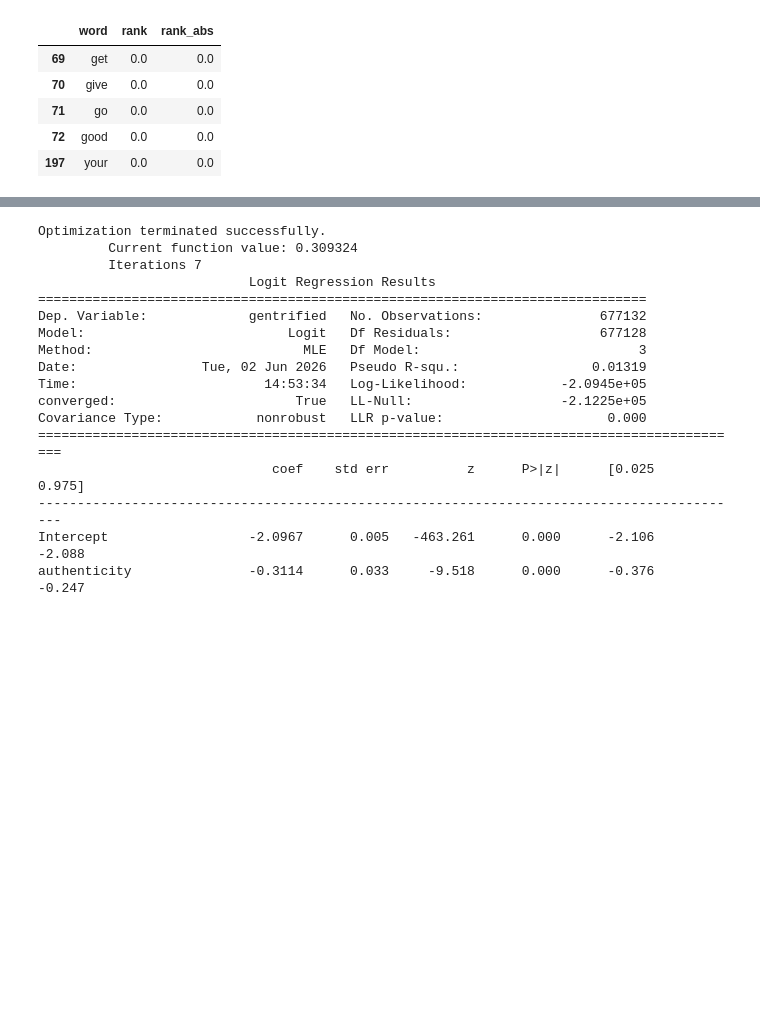
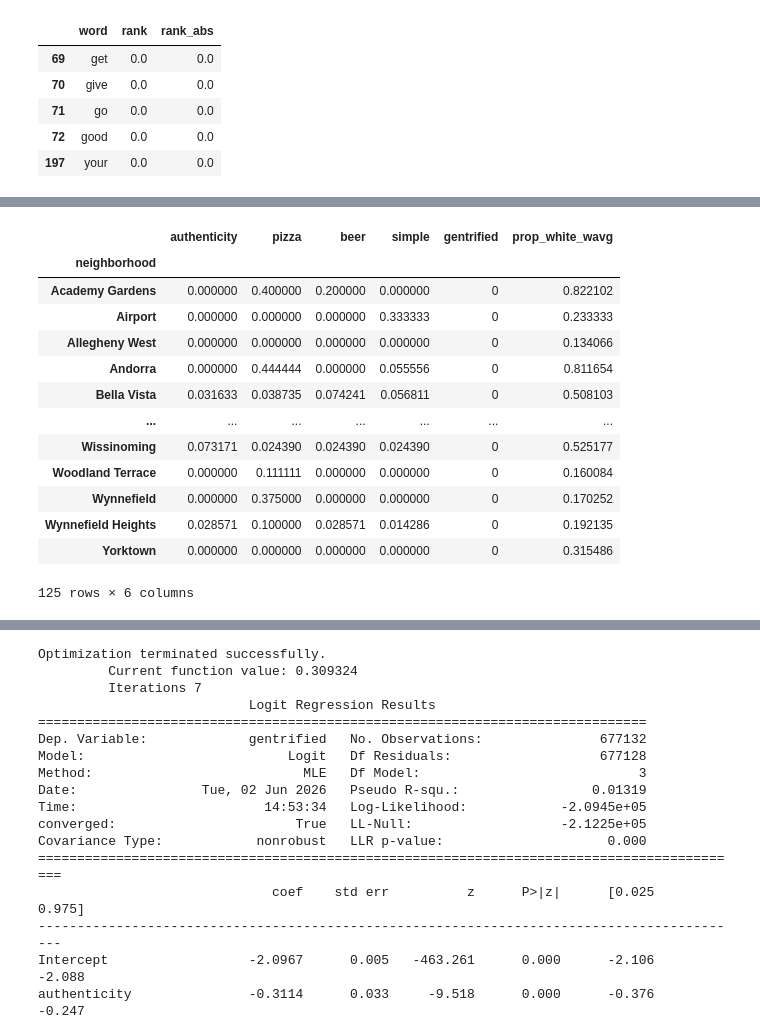
Before and after one commit to glow-27/COGS_209_proj, a Jupyter notebook: beer_textprocessing.ipynb, the cells around one changed output, grey strips where cells are left out. Drawn from its saved outputs; the diff is of its cells as text; code cells hidden in the pictures; blank space fills up the shorter version.

```diff
--- a/beer_textprocessing.ipynb
+++ b/beer_textprocessing.ipynb
@@ -241 +266,27 @@ Index(['business_id', 'name', 'address', 'city', 'state', 'postal_code_x',
       dtype='object')
+# %%
+neigh_agg = dat.groupby('neighborhood').agg(
+    authenticity = ('authenticity', 'mean'),
+    pizza = ('pizza', 'mean'),
+    beer = ('beer', 'mean'),
+    simple = ('simple', 'mean'),
+    gentrified = ('gentrified', 'first'),
+    prop_white_wavg = ('prop_white_wavg', 'first')
+
+)
+neigh_agg
+# %% [output]
+|  | authenticity | pizza | beer | simple | gentrified | prop_white_wavg |
+| neighborhood |  |  |  |  |  |  |
+| Academy Gardens | 0.000000 | 0.400000 | 0.200000 | 0.000000 | 0 | 0.822102 |
+| Airport | 0.000000 | 0.000000 | 0.000000 | 0.333333 | 0 | 0.233333 |
+| Allegheny West | 0.000000 | 0.000000 | 0.000000 | 0.000000 | 0 | 0.134066 |
+| Andorra | 0.000000 | 0.444444 | 0.000000 | 0.055556 | 0 | 0.811654 |
+| Bella Vista | 0.031633 | 0.038735 | 0.074241 | 0.056811 | 0 | 0.508103 |
+| ... | ... | ... | ... | ... | ... | ... |
+| Wissinoming | 0.073171 | 0.024390 | 0.024390 | 0.024390 | 0 | 0.525177 |
+| Woodland Terrace | 0.000000 | 0.111111 | 0.000000 | 0.000000 | 0 | 0.160084 |
+| Wynnefield | 0.000000 | 0.375000 | 0.000000 | 0.000000 | 0 | 0.170252 |
+| Wynnefield Heights | 0.028571 | 0.100000 | 0.028571 | 0.014286 | 0 | 0.192135 |
+| Yorktown | 0.000000 | 0.000000 | 0.000000 | 0.000000 | 0 | 0.315486 |
+125 rows × 6 columns
```
Also changed, not shown: parts of 19 cells of this notebook.
